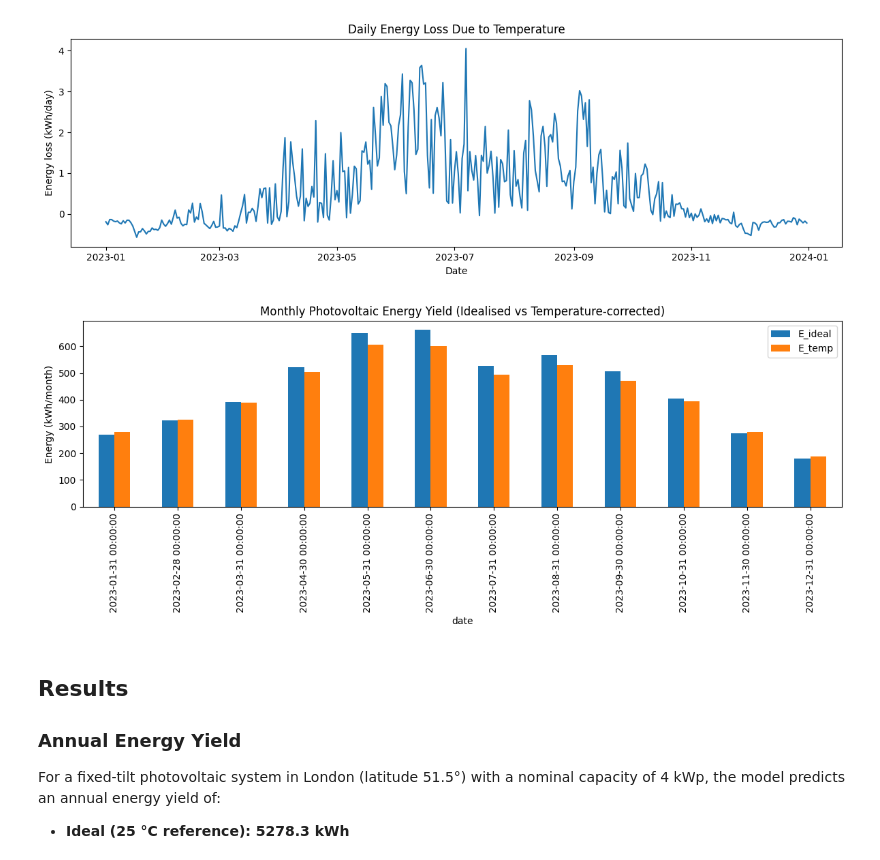
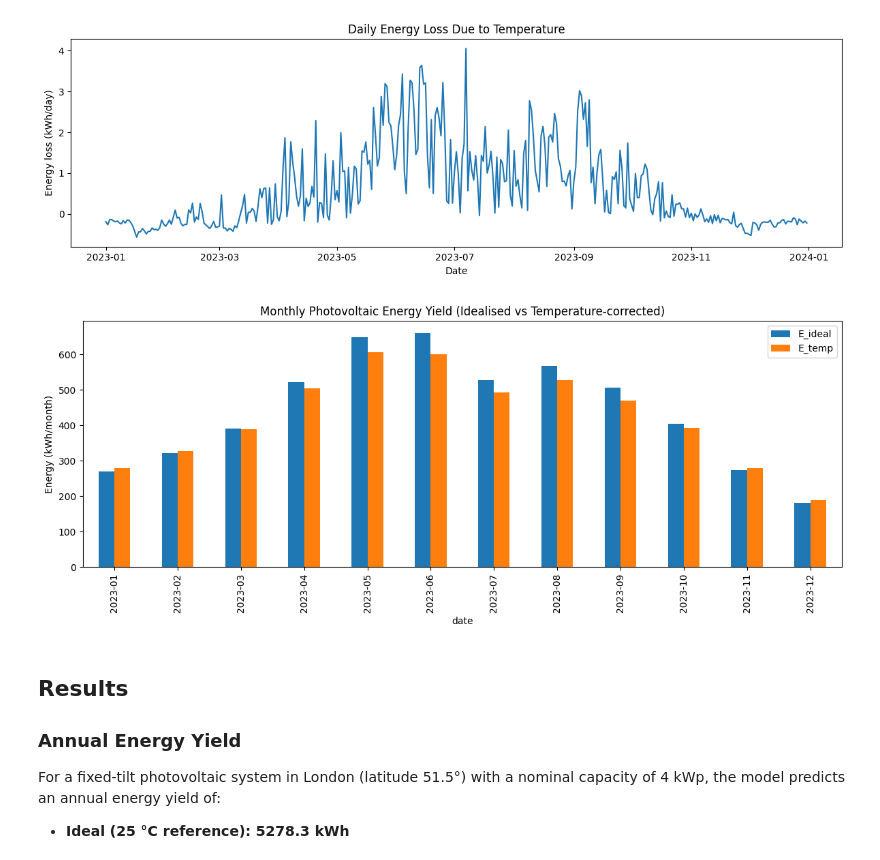
Before and after one commit to mjsandagi/photovoltaics-yield-simulator, a Jupyter notebook: notebooks/temperature_loss_analysis.ipynb, the cells around one changed output. Saved outputs shown, nothing was run; the diff lists cells and outputs as text; code cells hidden in the pictures.

Commit message:
Updated plot x-axis label for clarity

```diff
--- a/notebooks/temperature_loss_analysis.ipynb
+++ b/notebooks/temperature_loss_analysis.ipynb
@@ -120,14 +120,14 @@ plt.show()
 [figure]
 # %%
 monthly = df.resample("ME", on="date")[["E_ideal", "E_temp"]].sum()
-
+monthly.index = monthly.index.to_period('M')
 monthly.plot(kind="bar", figsize=(12, 5))
 plt.ylabel("Energy (kWh/month)")
 plt.title("Monthly Photovoltaic Energy Yield (Idealised vs Temperature-corrected)")
 plt.tight_layout()
 plt.show()
 # %% [output]
-[figure, old version]
+[figure, new version]
 # %% [markdown]
 ## Results
 
```
